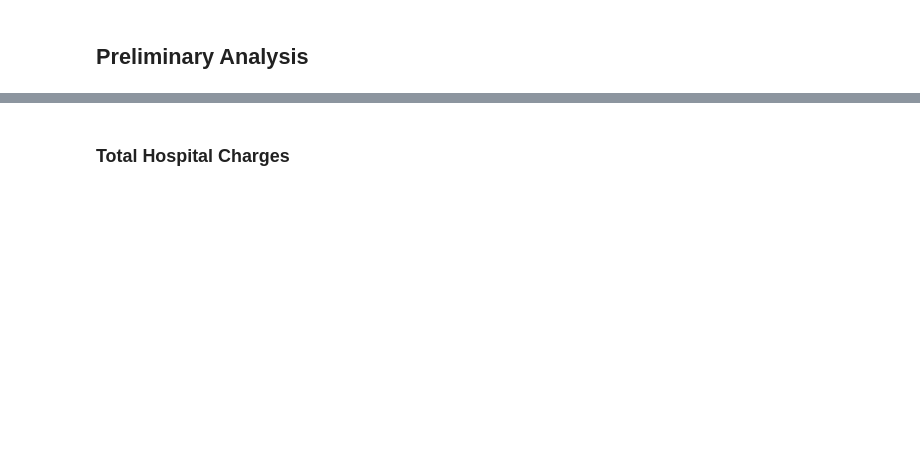
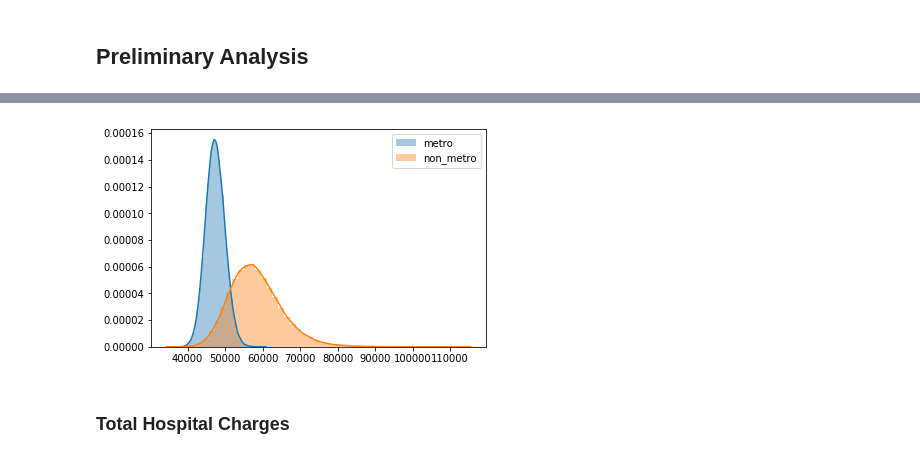
Before and after one commit to mrodzlgd/Mod3-Project-1, a Jupyter notebook: Working Notebook.ipynb, the cells around one changed output, grey strips where cells are left out. Saved outputs shown, nothing was run; the diff lists cells and outputs as text; code cells hidden in the pictures; blank space fills up the shorter version.

```diff
--- a/Working Notebook.ipynb
+++ b/Working Notebook.ipynb
@@ -60,0 +140,2 @@ sum(clean_data.csi.isna())
+# %%
+relevant_codes = sig_procs.map(lambda x: x[0:3]).astype(int)
@@ -60,0 +313,9 @@ sum(clean_data.csi.isna())
+# %%
+most_sig_proc = 0
+
+for i in sig_procs:
+    largest_cohen_d = 0
+    metro = clean_data.loc[clean_data.drg_definition == i]['average_covered_charges']
+    non_metro = clean_data.loc[clean_data.drg_definition != i]['average_covered_charges']
+    if Cohen_d(metro_charges, non_metro_charges) > largest_cohen_d:
+         most_sig_proc = i
@@ -61,3 +336,22 @@ sum(clean_data.csi.isna())
+# %%
+metro_means_ = []
+
+for i in range(0,100000):
+    a_mean = np.mean(np.random.choice(metro, size=100))
+    metro_means.append(a_mean)
+
+non_metro_means = []
+
+for i in range(0,100000):
+    a_mean = np.mean(np.random.choice(non_metro, size=100))
+    non_metro_means.append(a_mean)
+
+sns.distplot(metro_means, label='metro')
+sns.distplot(non_metro_means, label='non_metro')
+plt.legend()
+plt.x_label = 'Average Hospital Charges'
+# %% [output]
+[figure, added]
 # %% [markdown]
 ### Total Hospital Charges
 # %%
```
Also changed, not shown: parts of 50 cells of this notebook, 5 other files.
